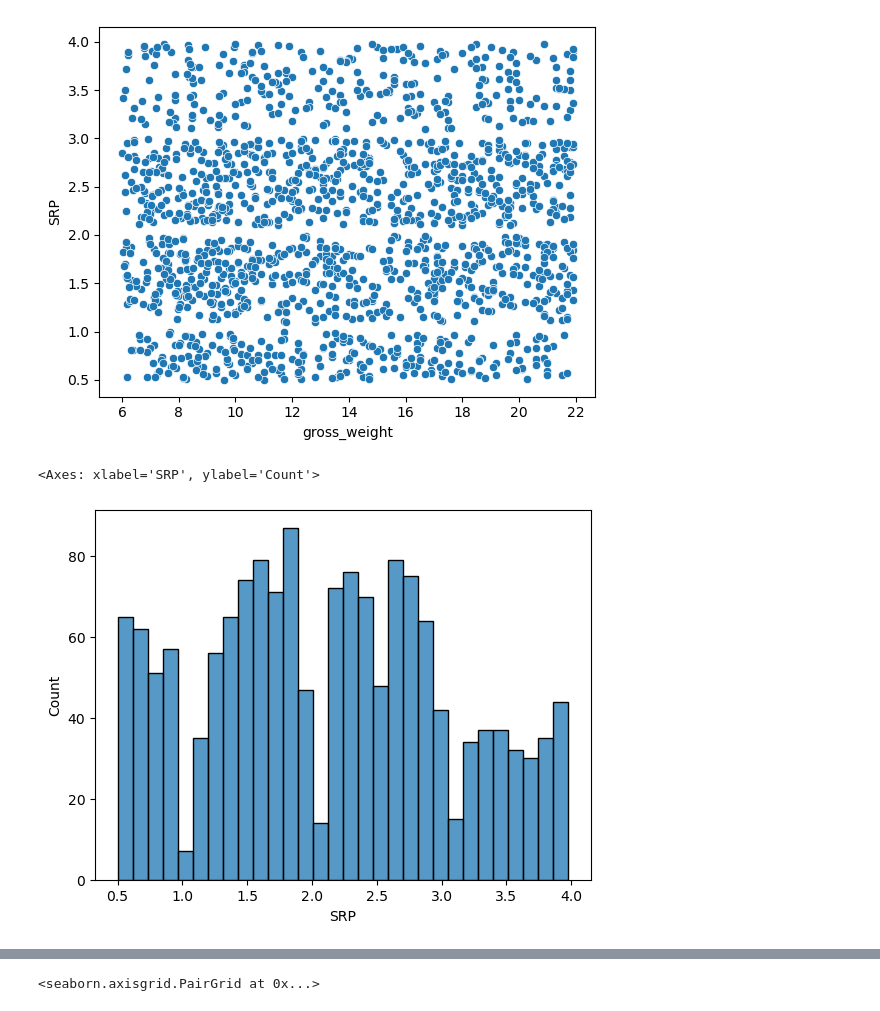
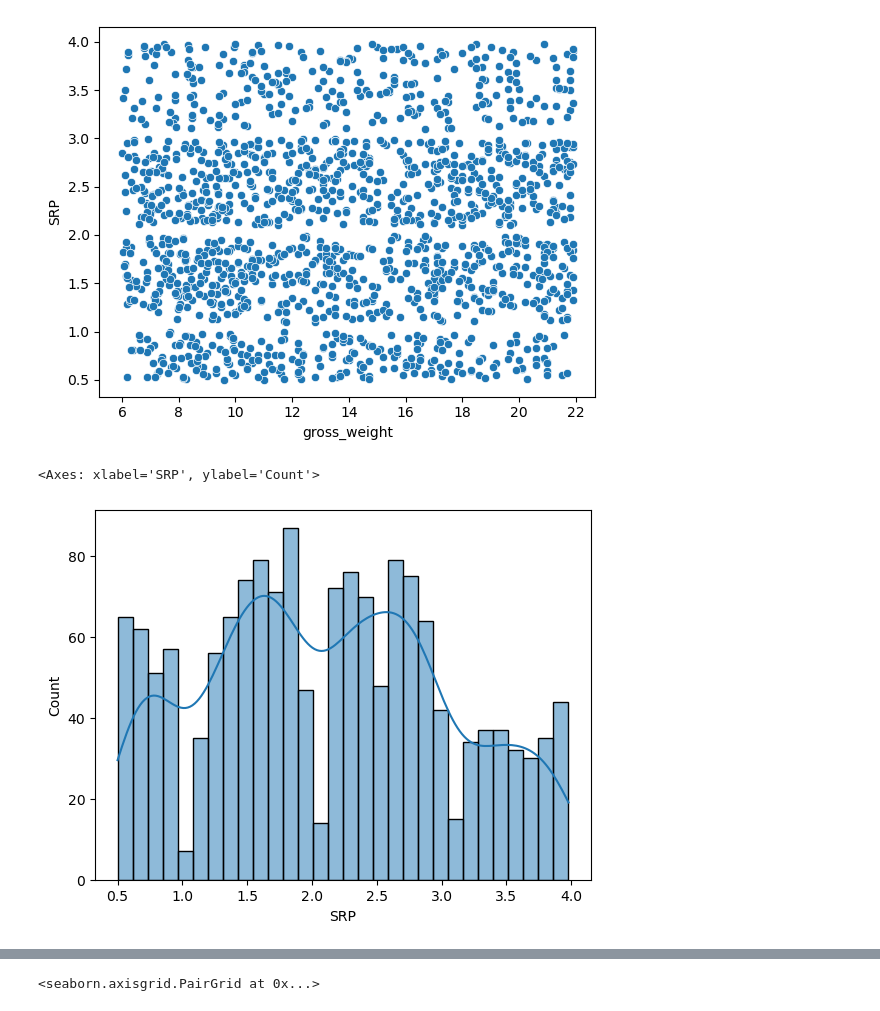
Before and after one commit to Erygfry/DataScience_HW, a Jupyter notebook: HW_2/Задание 2. Анализ датасета о продуктах.ipynb, the cells around one changed output, grey strips where cells are left out. Cells and saved outputs as stored; diff of their text form; code cells hidden in the pictures.

```diff
--- a/HW_2/Задание 2. Анализ датасета о продуктах.ipynb
+++ b/HW_2/Задание 2. Анализ датасета о продуктах.ipynb
@@ -90,7 +90,7 @@ sns.scatterplot(x='gross_weight', y='SRP',  data=df)
 <Axes: xlabel='gross_weight', ylabel='SRP'>
 [figure]
 # %%
-sns.histplot(df['SRP'], bins=30)
+sns.histplot(df['SRP'], bins=30, kde=True)
 # %% [output]
 <Axes: xlabel='SRP', ylabel='Count'>
-[figure, old version]
+[figure, new version]
```
Also changed, not shown: parts of 5 cells of this notebook, 1 other file.
